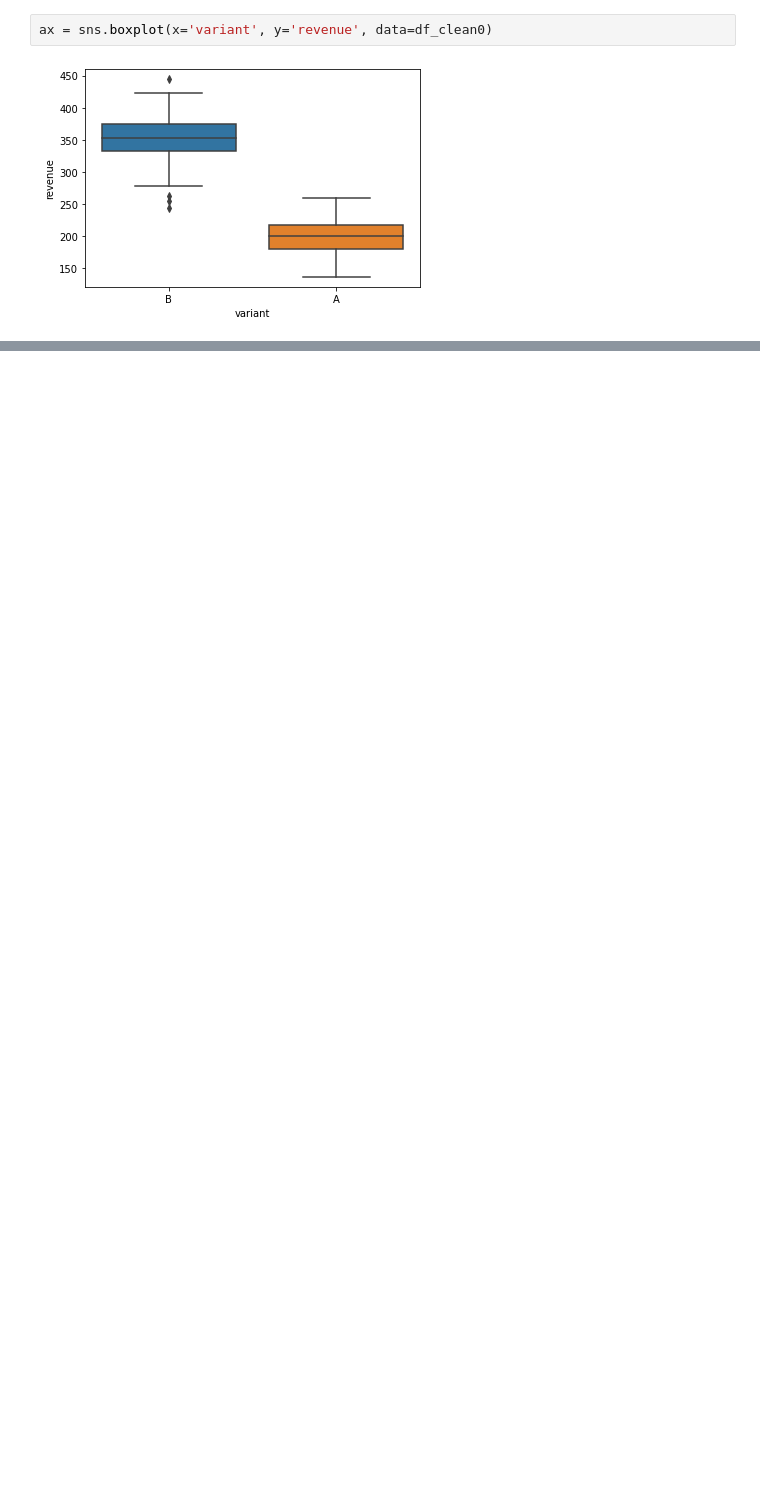
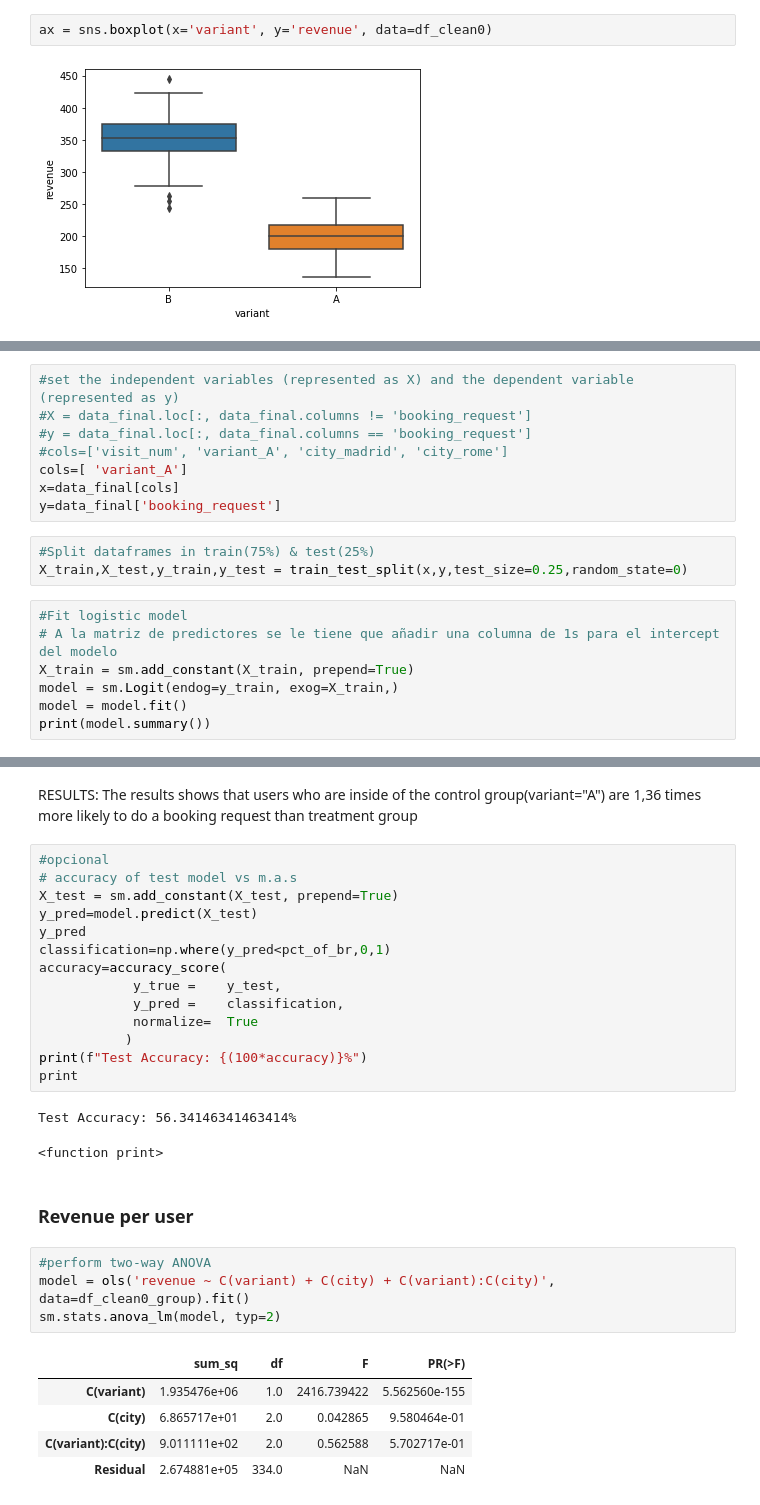
Before and after one commit to javimonjas/SpotaHome, a Jupyter notebook: ANOVA_Analysis.ipynb, the cells around one changed output, grey strips where cells are left out. Saved outputs shown, nothing was run; the diff lists cells and outputs as text; blank space fills up the shorter version.

```diff
--- a/ANOVA_Analysis.ipynb
+++ b/ANOVA_Analysis.ipynb
@@ -170,0 +300,18 @@ ax = sns.boxplot(x='variant', y='revenue', data=df_clean0)
+# %%
+#set the independent variables (represented as X) and the dependent variable (represented as y)
+#X = data_final.loc[:, data_final.columns != 'booking_request']
+#y = data_final.loc[:, data_final.columns == 'booking_request']
+#cols=['visit_num', 'variant_A', 'city_madrid', 'city_rome']
+cols=[ 'variant_A']
+x=data_final[cols]
+y=data_final['booking_request']
+# %%
+#Split dataframes in train(75%) & test(25%)
+X_train,X_test,y_train,y_test = train_test_split(x,y,test_size=0.25,random_state=0)
+# %%
+#Fit logistic model
+# A la matriz de predictores se le tiene que añadir una columna de 1s para el intercept del modelo
+X_train = sm.add_constant(X_train, prepend=True)
+model = sm.Logit(endog=y_train, exog=X_train,)
+model = model.fit()
+print(model.summary())
@@ -170,0 +343,31 @@ ax = sns.boxplot(x='variant', y='revenue', data=df_clean0)
+# %% [markdown]
+RESULTS: The results shows that users who are inside of the control group(variant="A") are 1,36 times more likely to do a booking request than treatment group
+# %%
+#opcional
+# accuracy of test model vs m.a.s
+X_test = sm.add_constant(X_test, prepend=True)
+y_pred=model.predict(X_test)
+y_pred
+classification=np.where(y_pred<pct_of_br,0,1)
+accuracy=accuracy_score(
+            y_true =    y_test,
+            y_pred =    classification,
+            normalize=  True
+           )
+print(f"Test Accuracy: {(100*accuracy)}%")
+print
+# %% [output]
+Test Accuracy: 56.34146341463414%
+<function print>
+# %% [markdown]
+### Revenue per user
+# %%
+#perform two-way ANOVA
+model = ols('revenue ~ C(variant) + C(city) + C(variant):C(city)', data=df_clean0_group).fit()
+sm.stats.anova_lm(model, typ=2)
+# %% [output]
+|  | sum_sq | df | F | PR(>F) |
+| C(variant) | 1.935476e+06 | 1.0 | 2416.739422 | 5.562560e-155 |
+| C(city) | 6.865717e+01 | 2.0 | 0.042865 | 9.580464e-01 |
+| C(variant):C(city) | 9.011111e+02 | 2.0 | 0.562588 | 5.702717e-01 |
+| Residual | 2.674881e+05 | 334.0 | NaN | NaN |
```
Also changed, not shown: parts of 30 cells of this notebook.
